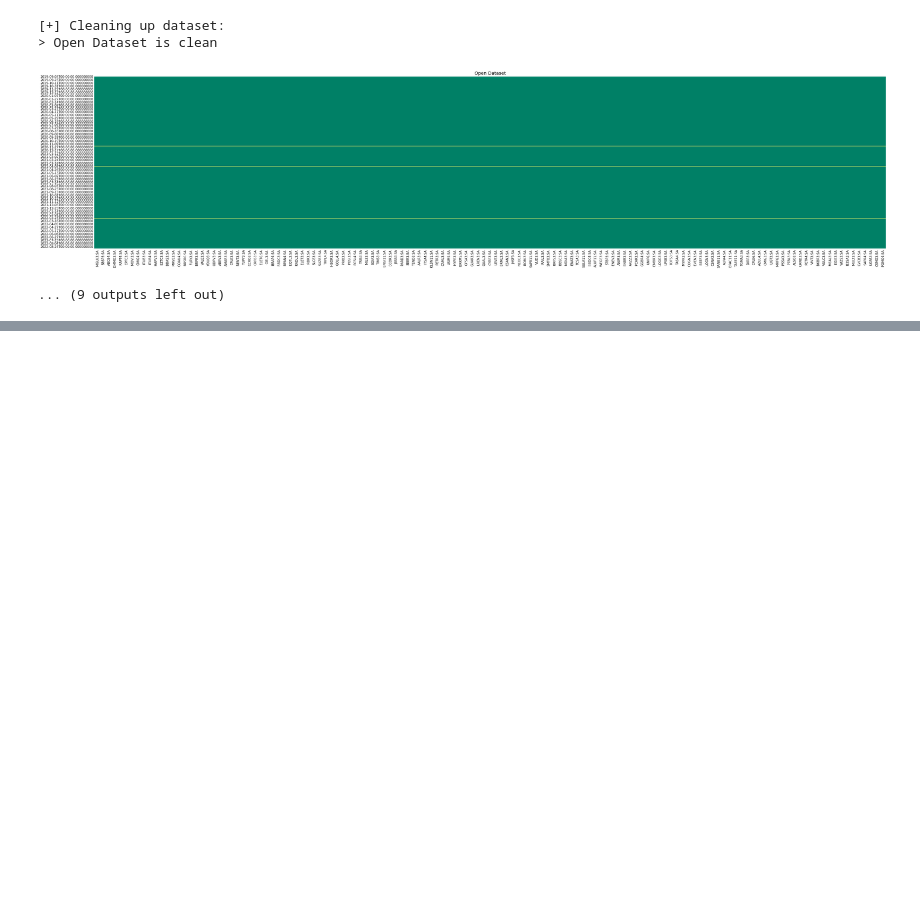
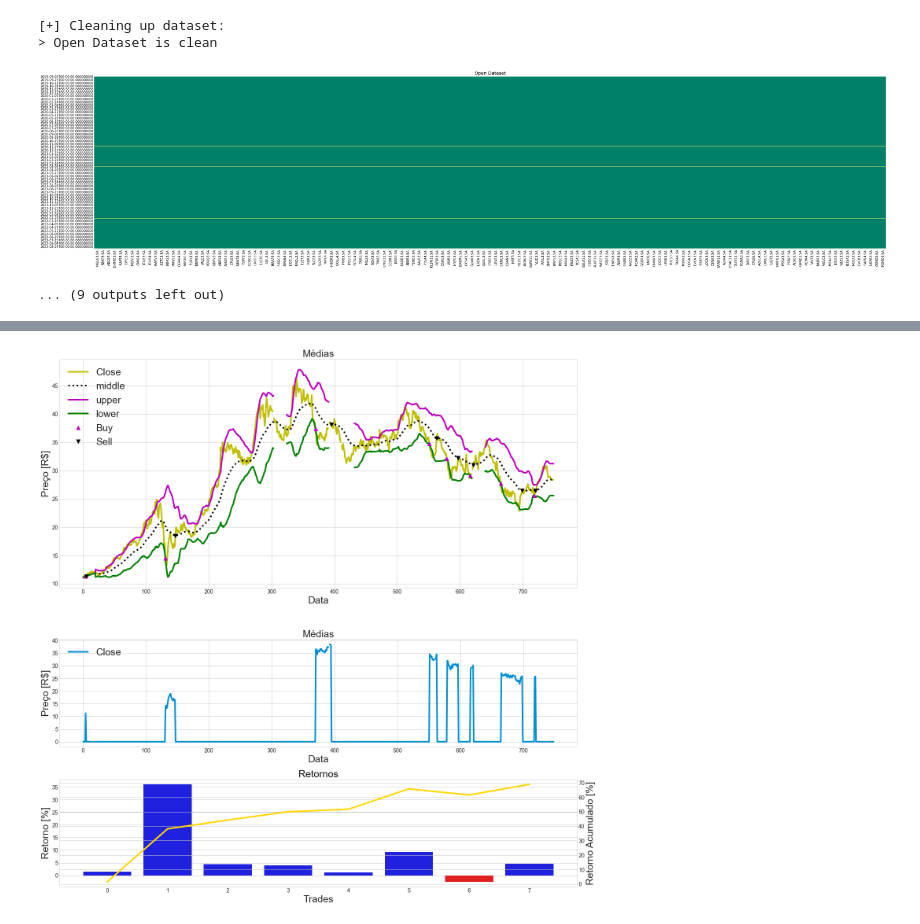
Before and after one commit to fernando-RA/quant, a Jupyter notebook: Trabalhos/tr_02/Segunda+Atividade+Prática+Avaliativa.ipynb, the cells around one changed output, grey strips where cells are left out. Drawn from its saved outputs; the diff is of its cells as text; code cells hidden in the pictures; blank space fills up the shorter version.

```diff
--- a/Trabalhos/tr_02/Segunda+Atividade+Prática+Avaliativa.ipynb
+++ b/Trabalhos/tr_02/Segunda+Atividade+Prática+Avaliativa.ipynb
@@ -192,0 +351,95 @@ print(assets_sorted_by_liquidity.to_string())
+# %%
+trades = pd.DataFrame(index=out.index)
+trades['Close'] = out['WEGE3.SA'].values
+
+trades.reset_index(inplace=True)
+bollinger_bands(trades)
+
+# Sinal de Entrada
+trades['signal'] = 0
+signal = np.zeros(len(trades['signal']))
+buy = 0
+for day in range(1, len(trades)):
+    cond1_buy = trades['Close'].iloc[day -
+                                     1] > trades['bol_bands_lower'].iloc[day-1]
+    cond2_buy = trades['Close'].iloc[day] < trades['bol_bands_lower'].iloc[day]
+    cond1_sell = trades['Close'].iloc[day -
+                                      1] < trades['bol_bands_middle'].iloc[day-1]
+    cond2_sell = trades['Close'].iloc[day] > trades['bol_bands_middle'].iloc[day]
+
+    if cond1_buy & cond2_buy:
+        buy = 1
+    if (buy == True) & cond1_sell & cond2_sell:
+        buy = 0
+    signal[day] = buy
+trades['signal'] = signal
+#condition2=trades['Close'] < trades['bol_bands_lower']
+
+# trades['signal'] = np.where(, 1.0, 0.0)
+
+# trades
+# Posição dos trades
+trades['positions'] = trades['signal'].diff()
+
+fig = plt.subplots(figsize=(20, 20))
+plt.style.use('seaborn-whitegrid')
+
+ax1 = plt.subplot(211)
+ax1.plot(trades.Close, 'y', label='Close')
+ax1.plot(trades.bol_bands_middle, 'k:', label='middle')
+ax1.plot(trades.bol_bands_upper, 'm', label='upper')
+ax1.plot(trades.bol_bands_lower, 'g', label='lower')
+
+ax1.plot(trades.loc[trades.positions == 1.0].index,
+         trades.bol_bands_lower[trades.positions == 1.0],
+         '^', markersize=10, color='m', label='Buy')
+ax1.plot(trades.loc[trades.positions == -1.0].index,
+         trades.bol_bands_middle[trades.positions == -1.0],
+         'v', markersize=10, color='k', label='Sell')
+
+ax1.set_ylabel("Preço [R$]", fontsize=25)
+ax1.set_xlabel("Data", fontsize=25)
+ax1.set_title("Médias", fontsize=25)
+ax1.legend(loc='upper left', fontsize=25)
+trades['Close_recorte'] = trades['Close']*trades['signal']
+
+# trades['Close_recorte'][trades['Close_recorte']==0]=16
+
+ax3 = plt.subplot(413)
+ax3.plot(trades['Close_recorte'], label='Close')
+ax3.set_ylabel("Preço [R$]", fontsize=25)
+ax3.set_xlabel("Data", fontsize=25)
+ax3.set_title("Médias", fontsize=25)
+ax3.legend(loc='upper left', fontsize=25)
+ax5 = plt.subplot(414)
+pos_buy = np.where(trades['positions'] == 1)
+pos_sell = trades['positions'] == -1
+days_buy = trades['Close'][trades['positions'] == 1].index
+days_sell = trades['Close'][trades['positions'] == -1].index
+distance = days_sell-days_buy
+buy_trade = []
+for i in range(len(days_buy)):
+    values_2 = trades['Close'][trades['Close'].index ==
+                               (days_buy[i]+distance[i])].values[0]
+    values_1 = trades['Close'][trades['Close'].index == days_buy[i]].values[0]
+    buy_trade.append(100*(values_2-values_1)/values_1)
+values = np.array(buy_trade)
+values3 = buy_trade
+plt.ylabel('Retorno [%]', fontsize=25)
+plt.xlabel('Trades', fontsize=25)
+plt.title('Retornos', fontsize=25)
+
+
+idx = np.array(list(range(len(buy_trade))))
+clrs = ['red' if (x < 0) else 'blue' for x in values]
+sns.barplot(x=idx, y=values, palette=clrs)
+ax52 = ax5.twinx()
+ax52.plot(sumper(values), 'gold', linewidth=4)
+
+plt.ylabel('Retorno Acumulado [%]', fontsize=25)
+plt.xlabel('Trades', fontsize=25)
+plt.title('Retornos', fontsize=25)
+
+plt.tight_layout()
+# %% [output]
+[figure, added]
```
Also changed, not shown: parts of 7 cells of this notebook.
